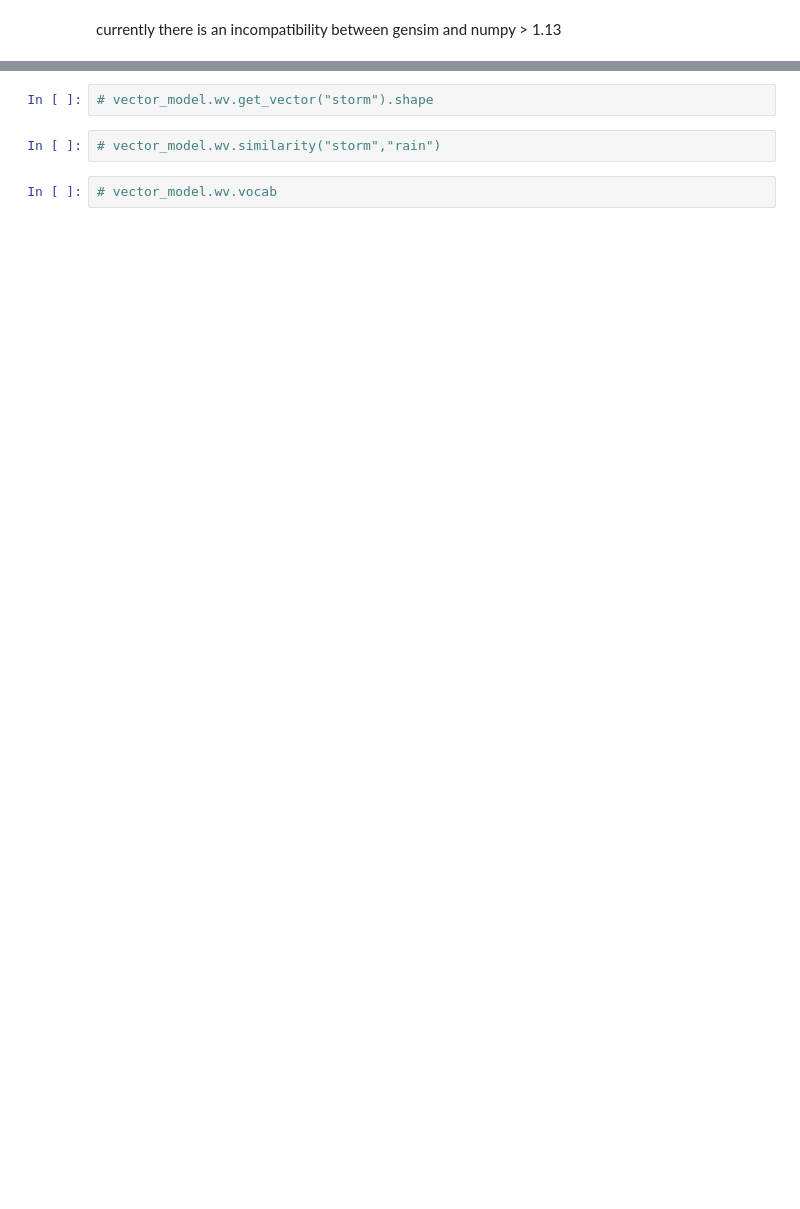
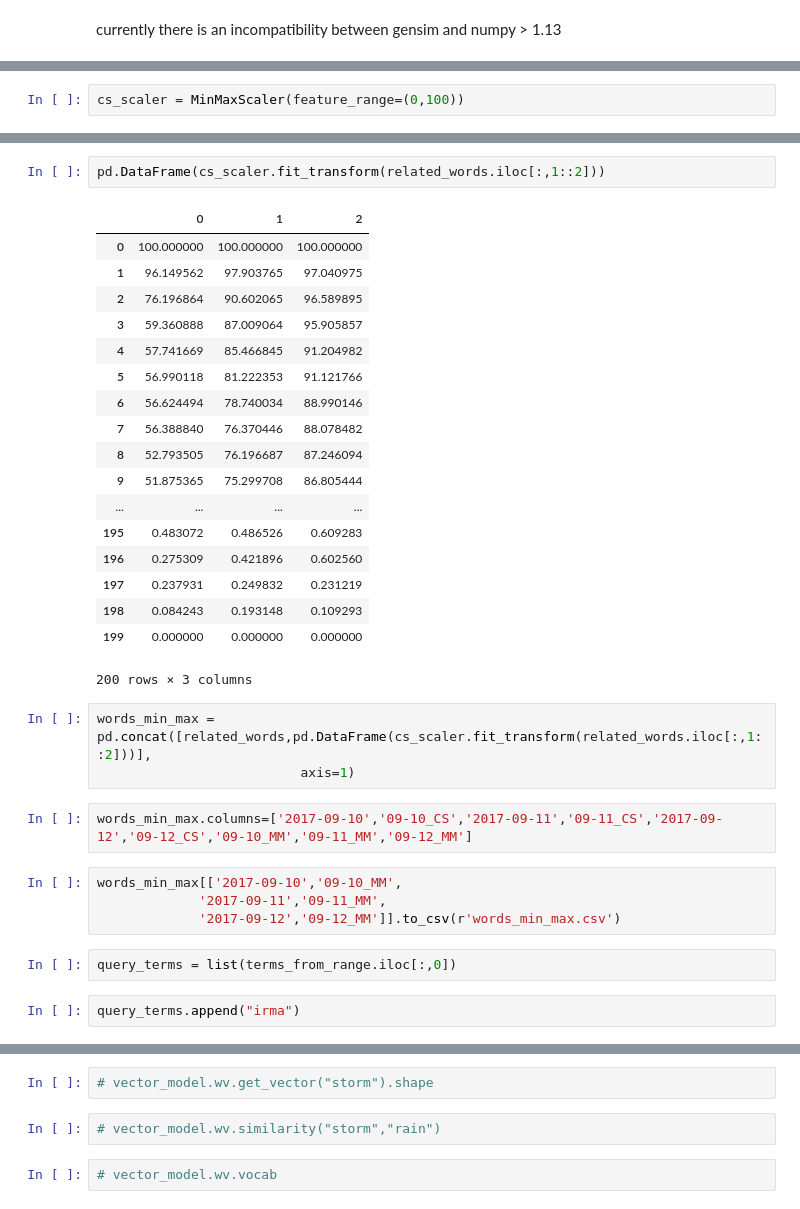
Before and after one commit to brownworth/TwitterDisaster, a Jupyter notebook: Related-Words.ipynb, the cells around one changed output, grey strips where cells are left out. Saved outputs shown, nothing was run; the diff lists cells and outputs as text; blank space fills up the shorter version.

```diff
--- a/Related-Words.ipynb
+++ b/Related-Words.ipynb
@@ -169 +148,3 @@ for tweet_day in pd.date_range(start = tweet_date, end = end_date, freq = date_d
     related_words = pd.concat([related_words,terms_from_range],axis=1)
+# %%
+cs_scaler = MinMaxScaler(feature_range=(0,100))
@@ -169,0 +172,34 @@ for tweet_day in pd.date_range(start = tweet_date, end = end_date, freq = date_d
+# %%
+pd.DataFrame(cs_scaler.fit_transform(related_words.iloc[:,1::2]))
+# %% [output]
+|  | 0 | 1 | 2 |
+| 0 | 100.000000 | 100.000000 | 100.000000 |
+| 1 | 96.149562 | 97.903765 | 97.040975 |
+| 2 | 76.196864 | 90.602065 | 96.589895 |
+| 3 | 59.360888 | 87.009064 | 95.905857 |
+| 4 | 57.741669 | 85.466845 | 91.204982 |
+| 5 | 56.990118 | 81.222353 | 91.121766 |
+| 6 | 56.624494 | 78.740034 | 88.990146 |
+| 7 | 56.388840 | 76.370446 | 88.078482 |
+| 8 | 52.793505 | 76.196687 | 87.246094 |
+| 9 | 51.875365 | 75.299708 | 86.805444 |
+| ... | ... | ... | ... |
+| 195 | 0.483072 | 0.486526 | 0.609283 |
+| 196 | 0.275309 | 0.421896 | 0.602560 |
+| 197 | 0.237931 | 0.249832 | 0.231219 |
+| 198 | 0.084243 | 0.193148 | 0.109293 |
+| 199 | 0.000000 | 0.000000 | 0.000000 |
+200 rows × 3 columns
+# %%
+words_min_max = pd.concat([related_words,pd.DataFrame(cs_scaler.fit_transform(related_words.iloc[:,1::2]))],
+                          axis=1)
+# %%
+words_min_max.columns=['2017-09-10','09-10_CS','2017-09-11','09-11_CS','2017-09-12','09-12_CS','09-10_MM','09-11_MM','09-12_MM']
+# %%
+words_min_max[['2017-09-10','09-10_MM',
+             '2017-09-11','09-11_MM',
+             '2017-09-12','09-12_MM']].to_csv(r'words_min_max.csv')
+# %%
+query_terms = list(terms_from_range.iloc[:,0])
+# %%
+query_terms.append("irma")
```
Also changed, not shown: parts of 34 cells of this notebook.
